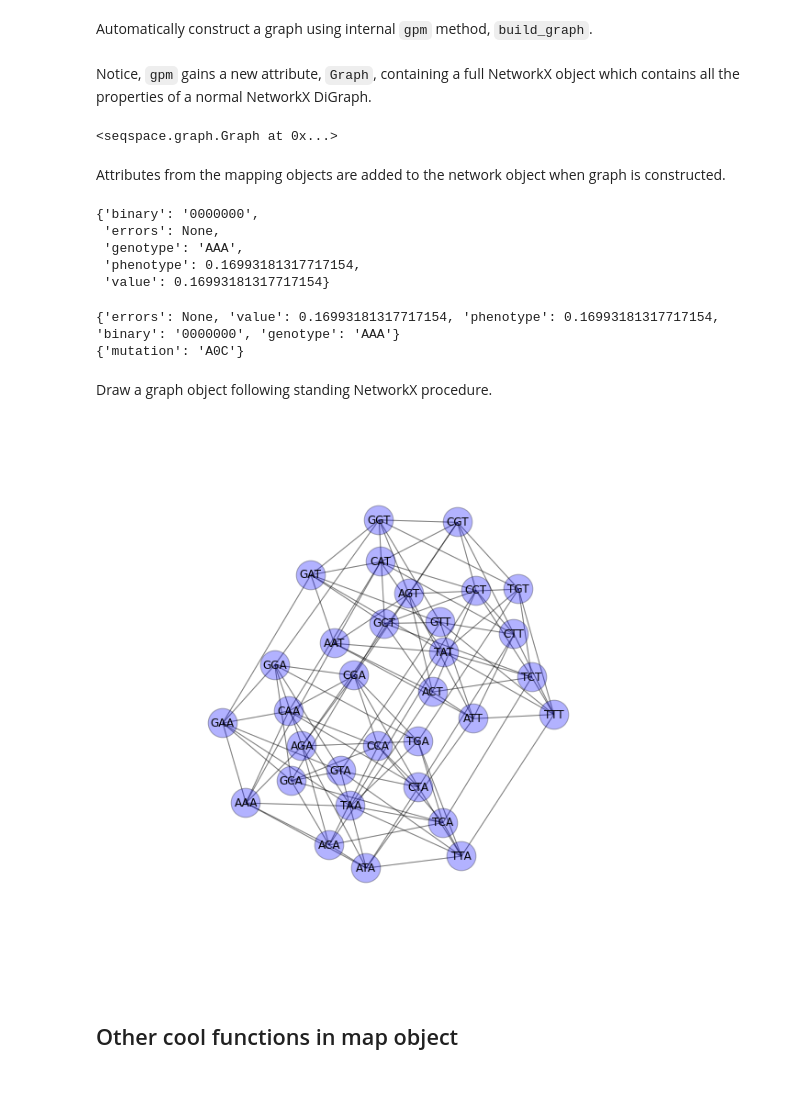
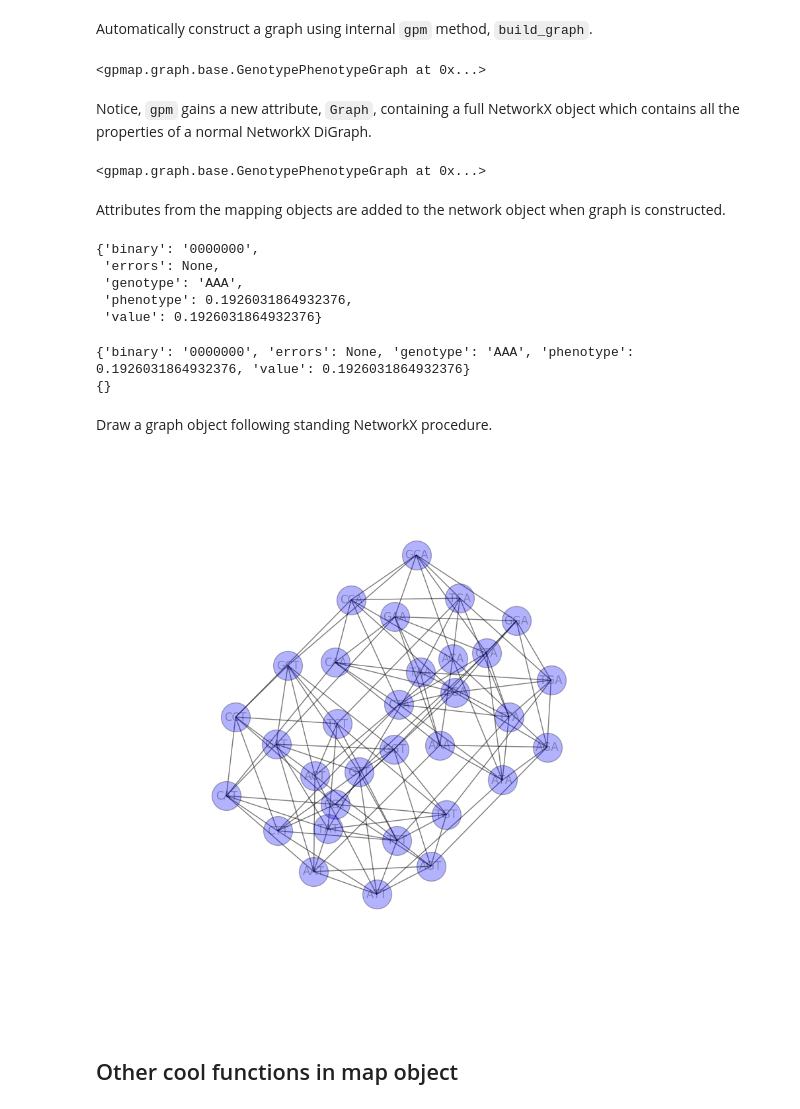
Before and after one commit to harmslab/gpmap, a Jupyter notebook: examples/Introduction to Genotype-Phenotype Map Module.ipynb, the cells around one changed output. Drawn from its saved outputs; the diff is of its cells as text; code cells hidden in the pictures.

```diff
--- a/examples/Introduction to Genotype-Phenotype Map Module.ipynb
+++ b/examples/Introduction to Genotype-Phenotype Map Module.ipynb
@@ -48,8 +48,8 @@ from seqspace.gpm import GenoPhenoMap
 # %%
-gpm = GenoPhenoMap(wt, # wildtype sequence
+gpm = GenotypePhenotypeMap(wt, # wildtype sequence
                    genotypes, # genotypes
                    phenotypes, # phenotypes
-                   errors=None, # errors in measured phenotypes
+                   stdeviations=None, # errors in measured phenotypes
                    log_transform=False, # Should the map log_transform the space?
                    mutations=mutations # Substitution map to alphabet
 )
@@ -62,13 +62,15 @@ from networkx import draw, spring_layout
 # %% [markdown]
 Automatically construct a graph using internal `gpm` method, `build_graph`.
 # %%
-gpm.build_graph()
+gpm.add_networkx()
+# %% [output]
+<gpmap.graph.base.GenotypePhenotypeGraph at 0x...>
 # %% [markdown]
 Notice, `gpm` gains a new attribute, `Graph`, containing a full NetworkX object which contains all the properties of a normal NetworkX DiGraph.
 # %%
 gpm.Graph
 # %% [output]
-<seqspace.graph.Graph at 0x...>
+<gpmap.graph.base.GenotypePhenotypeGraph at 0x...>
 # %% [markdown]
 Attributes from the mapping objects are added to the network object when graph is constructed.
 # %%
@@ -77,32 +79,32 @@ gpm.Graph.node[0]
 {'binary': '0000000',
  'errors': None,
  'genotype': 'AAA',
- 'phenotype': 0.16993181317717154,
- 'value': 0.16993181317717154}
+ 'phenotype': 0.1926031864932376,
+ 'value': 0.1926031864932376}
 # %%
 print(gpm.Graph.node[0])
 print(gpm.Graph.edge[0][1])
 # %% [output]
-{'errors': None, 'value': 0.16993181317717154, 'phenotype': 0.16993181317717154, 'binary': '0000000', 'genotype': 'AAA'}
-{'mutation': 'A0C'}
+{'binary': '0000000', 'errors': None, 'genotype': 'AAA', 'phenotype': 0.1926031864932376, 'value': 0.1926031864932376}
+{}
 # %% [markdown]
 Draw a graph object following standing NetworkX procedure.
 # %%
 plt.figure(figsize=[8,8])
 
 # Construct label dict
-labels = dict([(i,gpm.Graph.node[i]["genotype"]) for i in range(len(gpm.Graph.nodes()))])
+labels = dict([(i,gpm.Graph.node[i]["genotype"]) for i in range(len(list(gpm.Graph.nodes())))])
 draw(gpm.Graph,
     with_labels=True, # add sequence labels
     node_color='b',   # color nodes blue
     labels = labels,
     pos=spring_layout(gpm.Graph), # spring loaded layout of nodes
     node_size=1000, # make node sizes bigger from default
     arrows=False,   # remove arrows from DiGraph
     alpha = 0.3     # lighten opacity of nodes
 )
 # %% [output]
-[figure, old version]
+[figure, new version]
 # %% [markdown]
 ## Other cool functions in map object
 # %% [markdown]
```
Also changed, not shown: parts of 4 cells of this notebook.
